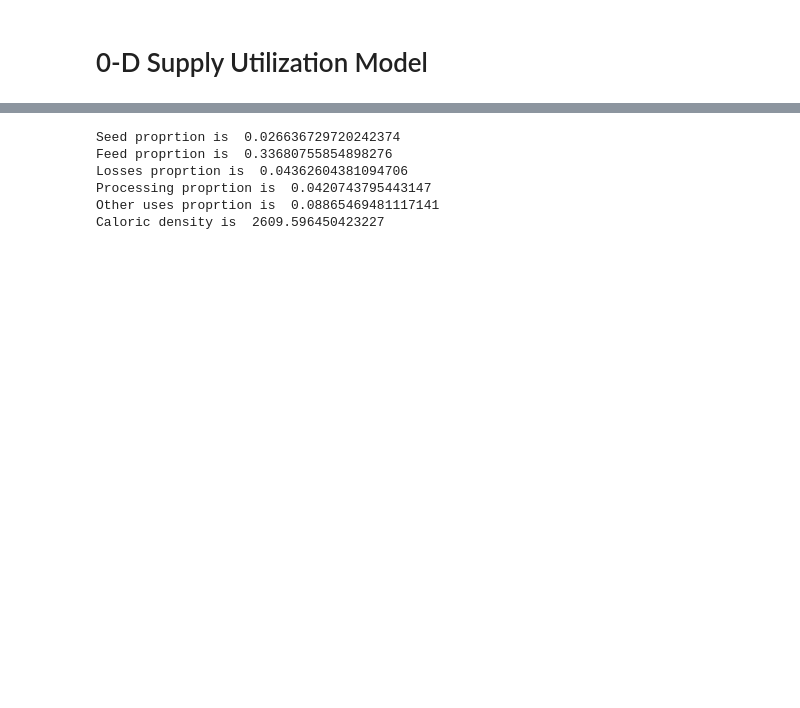
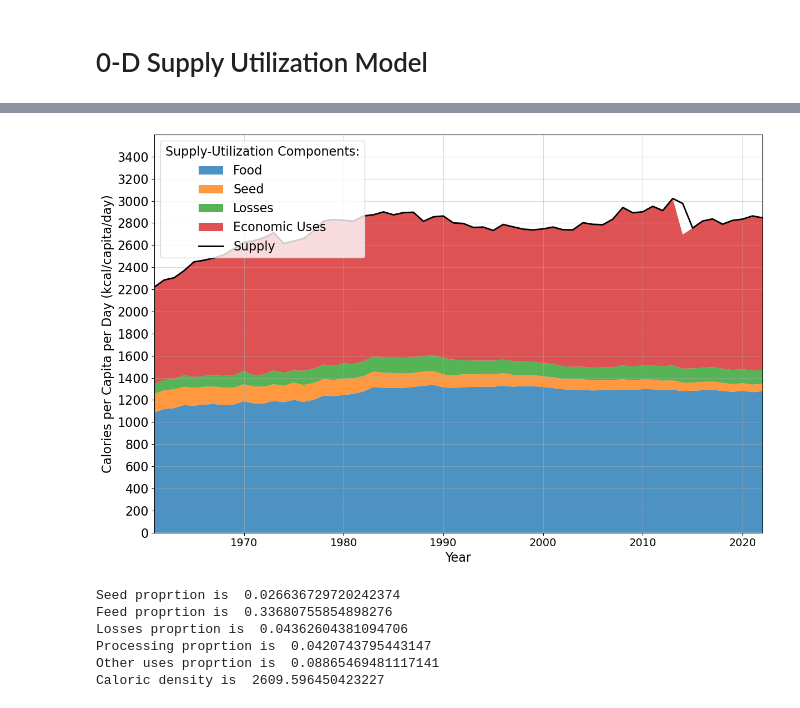
Before and after one commit to dancomputer/M2Internship, a Jupyter notebook: Code/SUM-Model-Hierarchy.ipynb, the cells around one changed output, grey strips where cells are left out. Cells and saved outputs as stored; diff of their text form; code cells hidden in the pictures; blank space fills up the shorter version.

```diff
--- a/Code/SUM-Model-Hierarchy.ipynb
+++ b/Code/SUM-Model-Hierarchy.ipynb
@@ -27,0 +33,97 @@ Food_Balance[(Food_Balance.Element == 'Processing') & (Food_Balance.Year == 2010
+# %%
+Prod = FBS_Cereals_Global[FBS_Cereals_Global["Element"]=="Production"]
+Feed = FBS_Cereals_Global[FBS_Cereals_Global["Element"]=="Feed"]
+Seed = FBS_Cereals_Global[FBS_Cereals_Global["Element"]=="Seed"]
+Processing = FBS_Cereals_Global[FBS_Cereals_Global["Element"]=="Processing"]
+Food = FBS_Cereals_Global[FBS_Cereals_Global["Element"]=="Food"]
+Losses = FBS_Cereals_Global[FBS_Cereals_Global["Element"]=="Losses"]
+Food_kcal  = FBS_Cereals_Global[FBS_Cereals_Global["Element"]=="Food supply (kcal/capita/day)"]
+Other_uses = FBS_Cereals_Global[FBS_Cereals_Global["Element"]=="Other uses (non-food)"]
+Residuals = FBS_Cereals_Global[FBS_Cereals_Global["Element"]=="Residuals"]
+Stocks = FBS_Cereals_Global[FBS_Cereals_Global["Element"]=="Stock Variation"]
+Tourist_consumption = FBS_Cereals_Global[FBS_Cereals_Global["Element"]=="Tourist consumption"]
+Pop = Pop_Data[(Pop_Data["Year"]>1960)&(Pop_Data["Year"]<2023)]["Value"]*1000
+Food_caloric_density = 365*Pop*Food_kcal/Food
+Imports = FBS_Cereals_Global[FBS_Cereals_Global["Element"]=="Import quantity"]
+Exports = FBS_Cereals_Global[FBS_Cereals_Global["Element"]=="Export quantity"]
+# %%
+# Extract data for plotting
+years = FBS_Cereals_Global.Year.unique()
+years = years[(years >= 1961) & (years <= 2022)]
+
+# Get population data for per capita calculations
+pop_data = Pop_Data[(Pop_Data["Year"] >= 1961) & (Pop_Data["Year"] <= 2022)]["Value"] * 1000  # Convert to actual population
+
+# Calculate per capita values in calories
+production_calories = []
+feed_calories = []
+seed_calories = []
+processing_calories = []
+food_calories = []
+losses_calories = []
+other_uses_calories = []
+
+#cereal_caloric_density = 2609  # kcal/kg
+
+for year in years:
+    pop = Pop_Data[Pop_Data["Year"] == year]["Value"].values[0] * 1000
+
+    # Get values for each component (in 1000 tonnes)
+    prod = Prod[Prod["Year"] == year]["Value"].values[0] * 1000 * 1000  # Convert to kg
+    feed = Feed[Feed["Year"] == year]["Value"].values[0] * 1000 * 1000  # Convert to kg
+    seed = Seed[Seed["Year"] == year]["Value"].values[0] * 1000 * 1000  # Convert to kg
+    proc = Processing[Processing["Year"] == year]["Value"].values[0] * 1000 * 1000  # Convert to kg
+    food = Food[Food["Year"] == year]["Value"].values[0] * 1000 * 1000  # Convert to kg
+    loss = Losses[Losses["Year"] == year]["Value"].values[0] * 1000 * 1000  # Convert to kg
+    other = Other_uses[Other_uses["Year"] == year]["Value"].values[0] * 1000 * 1000  # Convert to kg
+    stocks = Stocks[Stocks["Year"] == year]["Value"].values[0] * 1000 * 1000  # Convert to kg
+    imports = Imports[Imports["Year"] == year]["Value"].values[0] * 1000 * 1000  # Convert to kg
+    exports = Exports[Exports["Year"] == year]["Value"].values[0] * 1000 * 1000  # Convert to kg
+    food_kcal = Food_kcal[Food_kcal["Year"] == year]["Value"].values[0]  # kcal/capita/day
+    cereal_caloric_density = 365*pop*food_kcal/food
+    print((seed+loss)/prod)
+    # Adjust stocks for new data
+    if year>2014:
+        stocks = -1 * stocks  # Adjust stock variation sign for new data
+    try:
+        tourist_consumption = Tourist_consumption[Tourist_consumption["Year"] == year]["Value"].values[0] * 1000 * 1000  # Convert to kg
+        residuals = Residuals[Residuals["Year"] == year]["Value"].values[0] * 1000 * 1000  # Convert to kg
+    except:
+        tourist_consumption = 0
+        residuals = 0
+    # Convert to calories per capita per day
+    production_calories.append(((stocks-residuals)*cereal_caloric_density  +(prod+imports-exports) * cereal_caloric_density) / (pop * 365))
+    #feed_calories.append((feed * cereal_caloric_density) / (pop * 365))
+    seed_calories.append((seed * cereal_caloric_density) / (pop * 365))
+    #processing_calories.append((proc * cereal_caloric_density) / (pop * 365))
+    food_calories.append((food * cereal_caloric_density) / (pop * 365))
+    losses_calories.append((loss * cereal_caloric_density) / (pop * 365))
+    other_uses_calories.append(((other+feed+proc+tourist_consumption) * cereal_caloric_density) / (pop * 365))
+
+# Create stacked plot
+fig = plt.figure(figsize=(12, 8))
+
+plt.stackplot(years,
+             food_calories,
+             #feed_calories,
+             #processing_calories,
+             seed_calories,
+             losses_calories,
+             other_uses_calories,
+             labels=['Food', 'Seed', 'Losses', 'Economic Uses'],
+             alpha=0.8)
+
+plt.plot(years, production_calories, 'k-', linewidth=2, label='Supply')
+
+plt.xlabel('Year',fontsize=16)
+plt.ylim(0,3600)
+plt.ylabel('Calories per Capita per Day (kcal/capita/day)',fontsize=16)
+plt.legend(loc='upper left',title="Supply-Utilization Components:",fontsize=16,title_fontsize=16)
+
+plt.tight_layout()
+plt.xlim([1961, 2022])
+plt.xticks(fontsize=14)
+plt.yticks(np.arange(0,3600,200),fontsize=16)
+plt.grid(True, alpha=0.5)
+plt.show()
+# %% [output]
@@ -28,3 +147,4 @@ Food_Balance[(Food_Balance.Element == 'Processing') & (Food_Balance.Year == 2010
+[figure, added]
 # %%
 Production_Data = pd.read_csv("../Data/0DSUM/FAOSTAT_global-cereals-production_yearly_1961-2025.csv")
 Pop_Data = pd.read_csv(r"../Data/0DSUM/FAOSTAT_global-population_1951-2025.csv")
```
Also changed, not shown: parts of 35 cells of this notebook, 3 other files.
